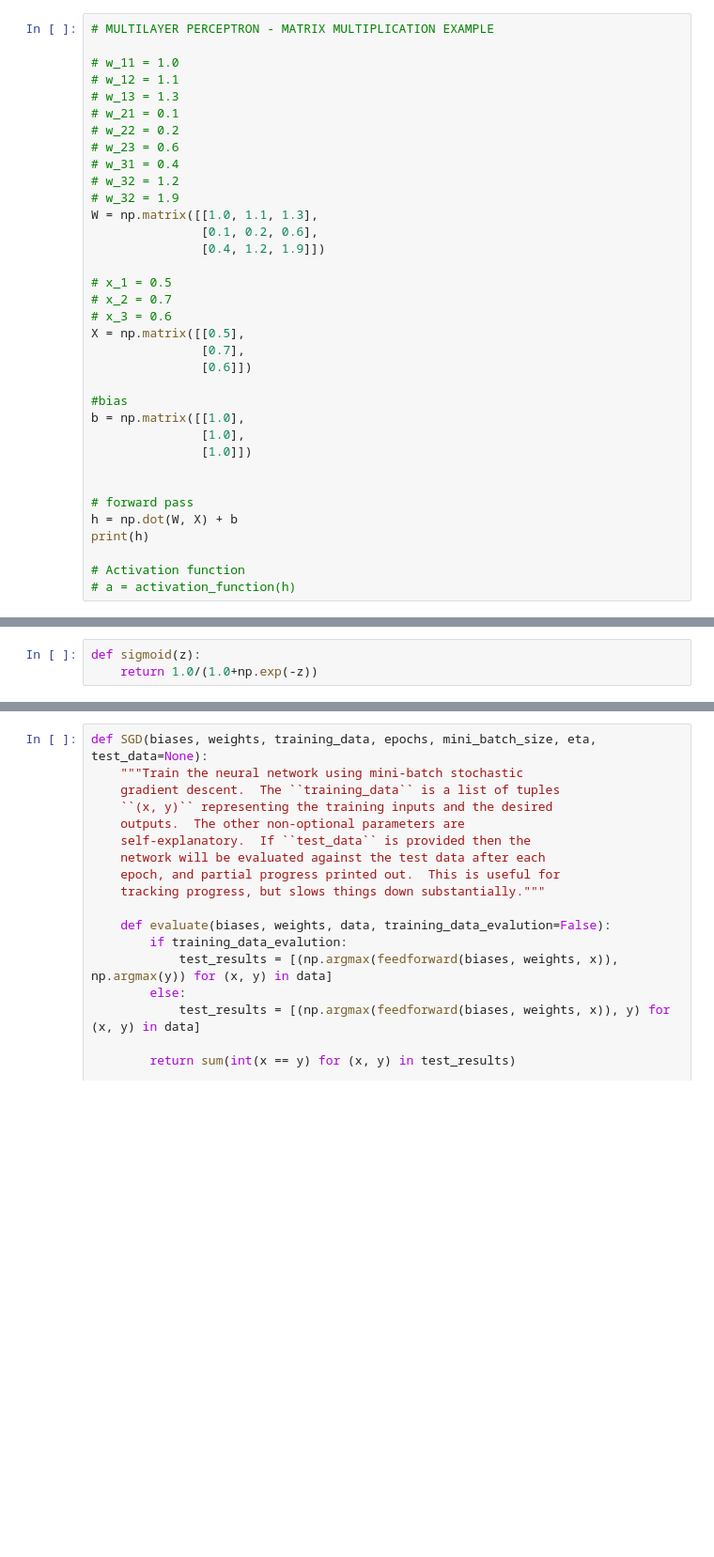
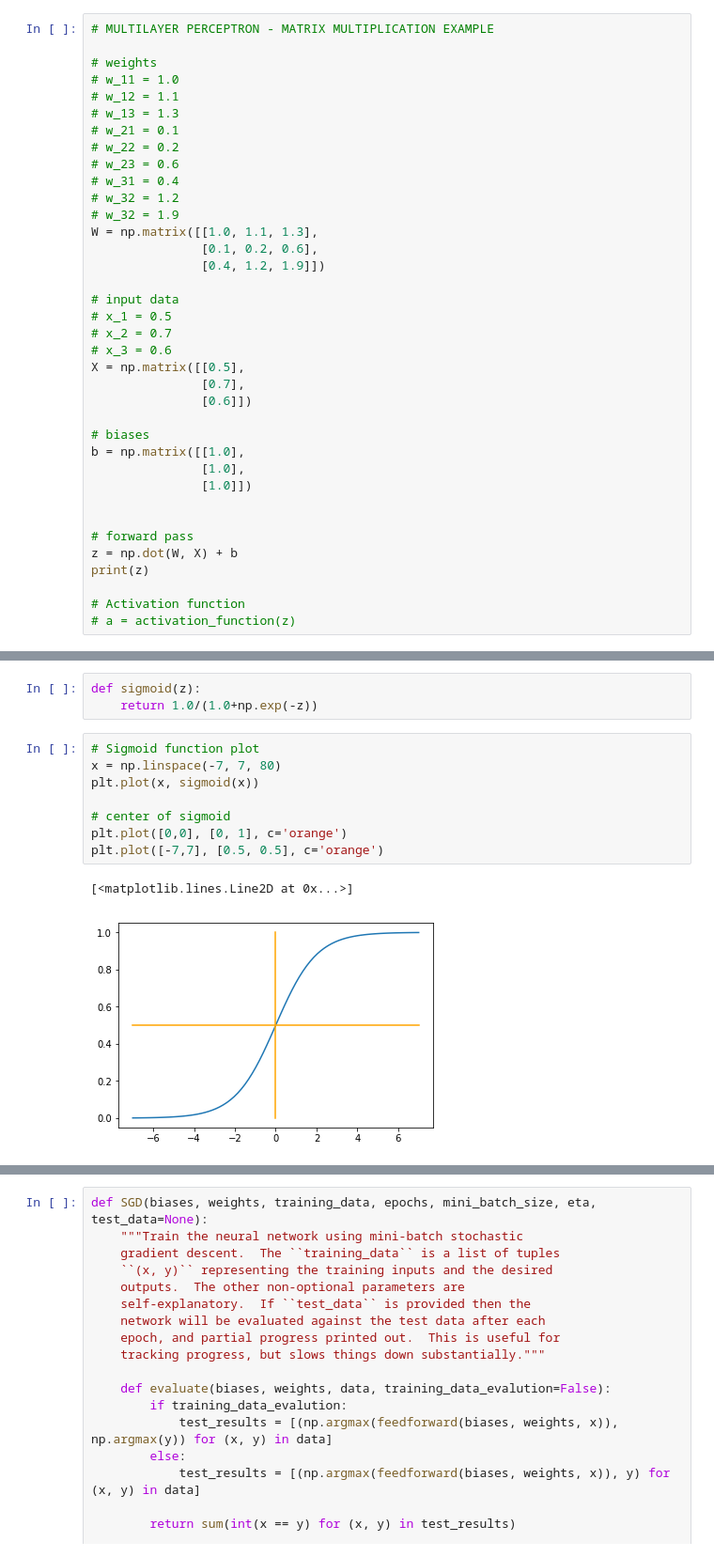
Before and after one commit to martinkersner/ann-meetup, a Jupyter notebook: ann.ipynb, the cells around one changed output, grey strips where cells are left out. Shown at 94% size. Cells and saved outputs as stored; diff of their text form; blank space fills up the shorter version.

```diff
--- a/ann.ipynb
+++ b/ann.ipynb
@@ -57,6 +65,7 @@ print(h)
 # %%
 # MULTILAYER PERCEPTRON - MATRIX MULTIPLICATION EXAMPLE
 
+# weights
 # w_11 = 1.0
 # w_12 = 1.1
 # w_13 = 1.3
@@ -70,6 +79,7 @@ W = np.matrix([[1.0, 1.1, 1.3],
                [0.1, 0.2, 0.6],
                [0.4, 1.2, 1.9]])
 
+# input data
 # x_1 = 0.5
 # x_2 = 0.7
 # x_3 = 0.6
@@ -77,18 +87,18 @@ X = np.matrix([[0.5],
                [0.7],
                [0.6]])
 
-#bias
+# biases
 b = np.matrix([[1.0],
                [1.0],
                [1.0]])
 
 
 # forward pass
-h = np.dot(W, X) + b
-print(h)
+z = np.dot(W, X) + b
+print(z)
 
 # Activation function
-# a = activation_function(h)
+# a = activation_function(z)
 # %% [output]
 [[ 3.05]
  [ 1.55]
@@ -129,3 +195,14 @@ print(weights)
 # %%
 def sigmoid(z):
     return 1.0/(1.0+np.exp(-z))
+# %%
+# Sigmoid function plot
+x = np.linspace(-7, 7, 80)
+plt.plot(x, sigmoid(x))
+
+# center of sigmoid
+plt.plot([0,0], [0, 1], c='orange')
+plt.plot([-7,7], [0.5, 0.5], c='orange')
+# %% [output]
+[<matplotlib.lines.Line2D at 0x...>]
+[figure, added]
```
Also changed, not shown: parts of 24 cells of this notebook, 2 other files.
